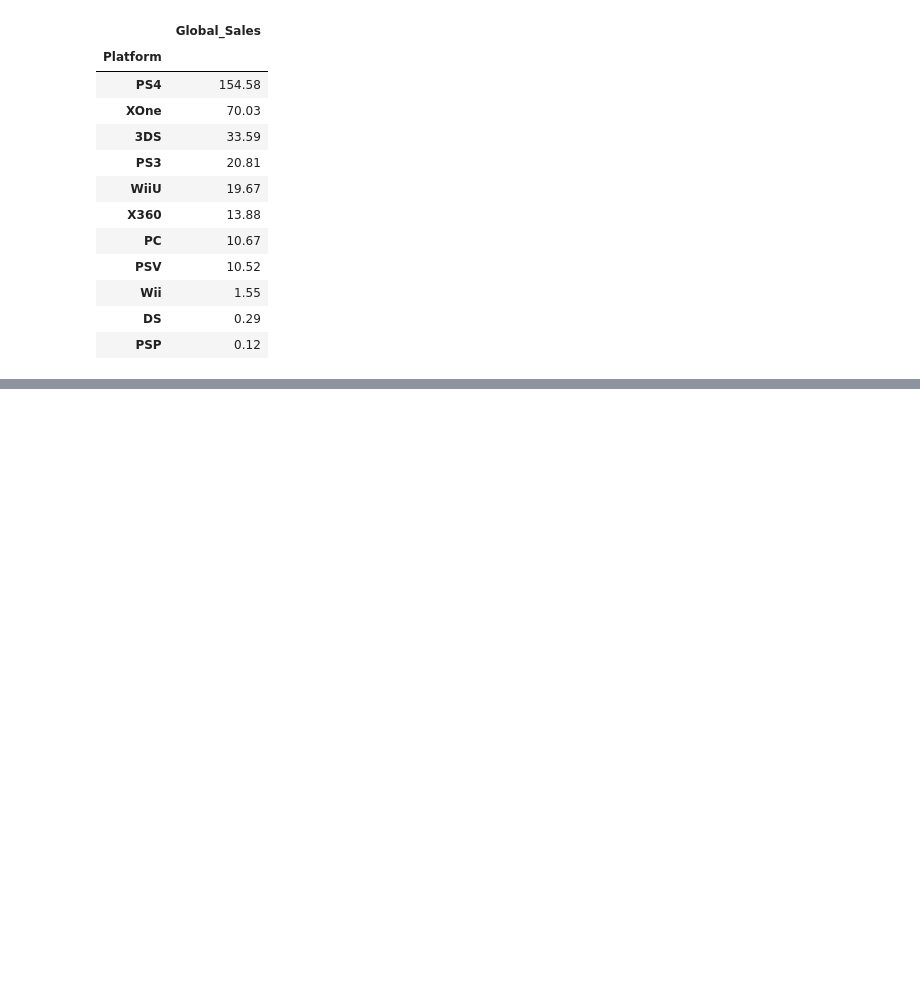
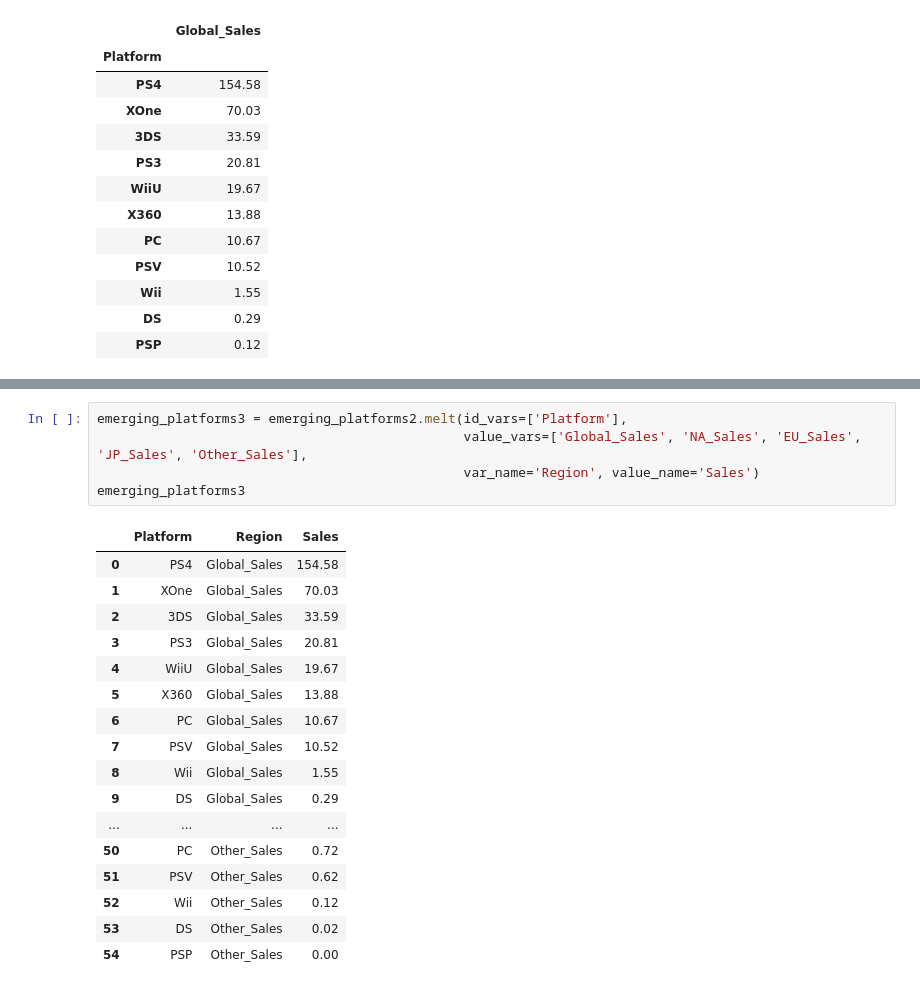
Before and after one commit to MeminBMtz/Analista_Datos, a Jupyter notebook: M20 _ Actividad (1).ipynb, the cells around one changed output, grey strips where cells are left out. Saved outputs shown, nothing was run; the diff lists cells and outputs as text; blank space fills up the shorter version.

```diff
--- a/M20 _ Actividad (1).ipynb
+++ b/M20 _ Actividad (1).ipynb
@@ -491,0 +507,23 @@ fig_emerging_platforms.show()
+# %%
+emerging_platforms3 = emerging_platforms2.melt(id_vars=['Platform'],
+                                               value_vars=['Global_Sales', 'NA_Sales', 'EU_Sales', 'JP_Sales', 'Other_Sales'],
+                                               var_name='Region', value_name='Sales')
+emerging_platforms3
+# %% [output]
+|  | Platform | Region | Sales |
+| 0 | PS4 | Global_Sales | 154.58 |
+| 1 | XOne | Global_Sales | 70.03 |
+| 2 | 3DS | Global_Sales | 33.59 |
+| 3 | PS3 | Global_Sales | 20.81 |
+| 4 | WiiU | Global_Sales | 19.67 |
+| 5 | X360 | Global_Sales | 13.88 |
+| 6 | PC | Global_Sales | 10.67 |
+| 7 | PSV | Global_Sales | 10.52 |
+| 8 | Wii | Global_Sales | 1.55 |
+| 9 | DS | Global_Sales | 0.29 |
+| ... | ... | ... | ... |
+| 50 | PC | Other_Sales | 0.72 |
+| 51 | PSV | Other_Sales | 0.62 |
+| 52 | Wii | Other_Sales | 0.12 |
+| 53 | DS | Other_Sales | 0.02 |
+| 54 | PSP | Other_Sales | 0.00 |
```
Also changed, not shown: parts of 13 cells of this notebook, 22 other files.
